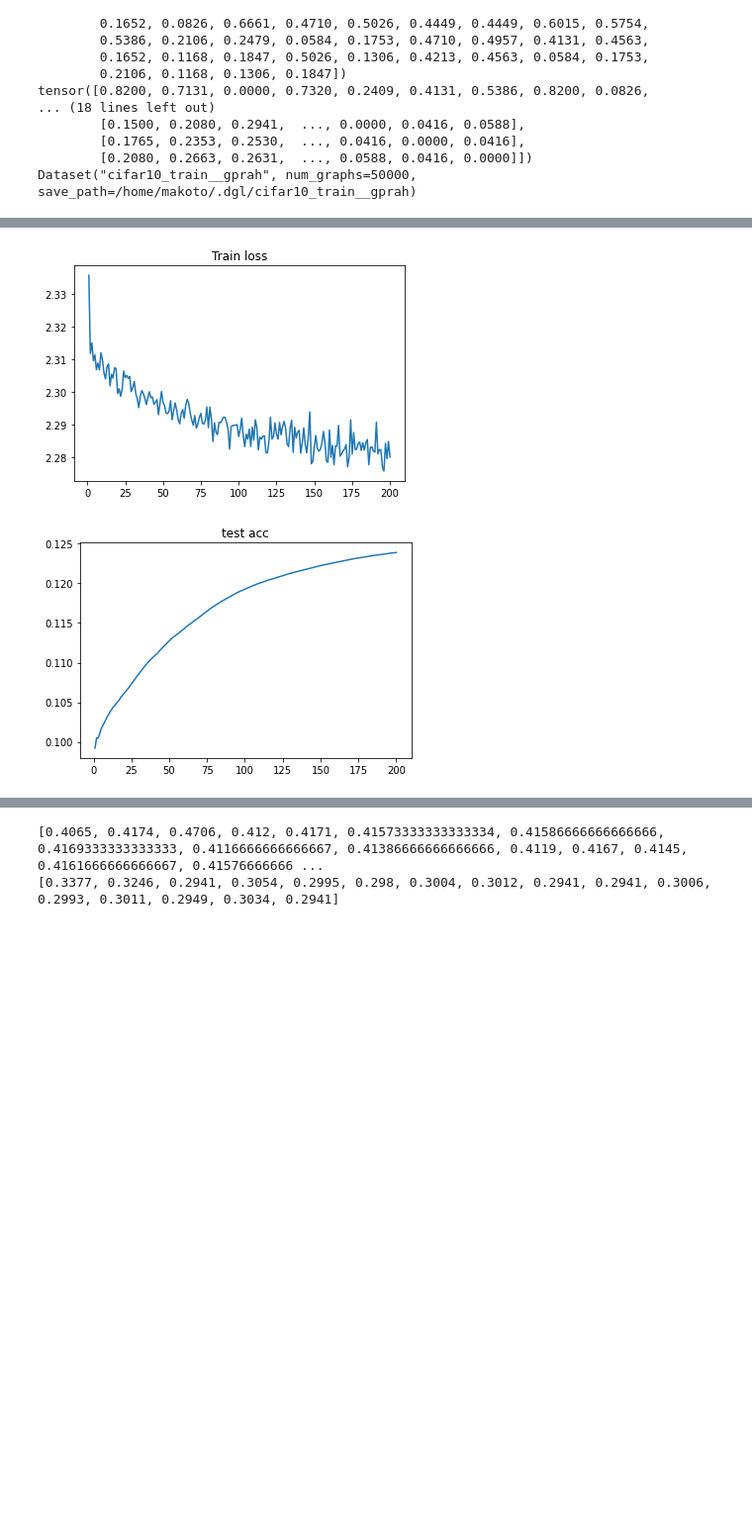
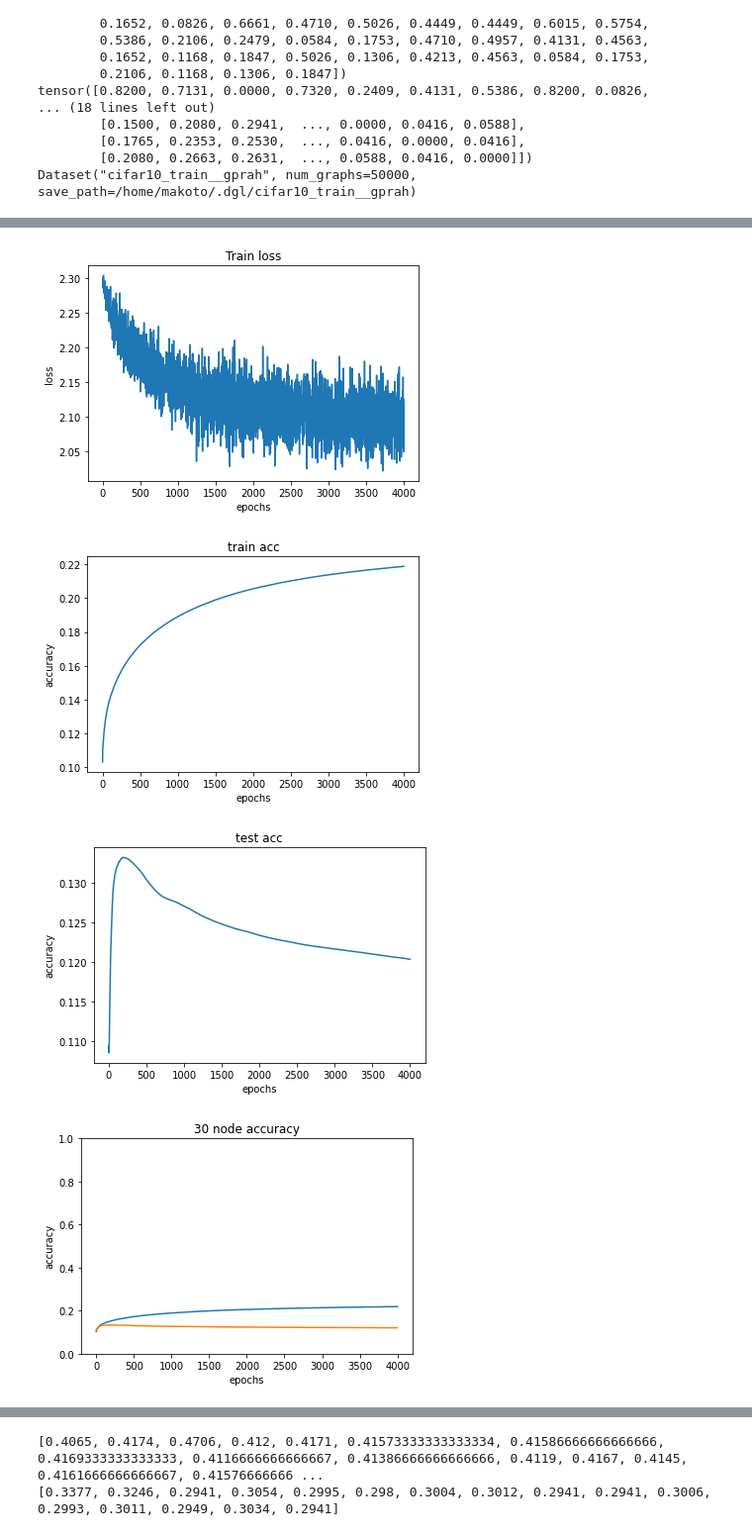
Before and after one commit to MKTKSMT-MI/GNN-DGLPro, a Jupyter notebook: Classification.ipynb, the cells around one changed output, grey strips where cells are left out. Shown at 99% size. Cells and saved outputs as stored; diff of their text form; code cells hidden in the pictures; blank space fills up the shorter version.

```diff
--- a/Classification.ipynb
+++ b/Classification.ipynb
@@ -71,15 +71,15 @@ class CIFAR10TestDataset(DGLDataset):
         return len(self.graphs)
 # %%
 transform = transforms.Compose([transforms.Normalize(0,1)])
-traindataset = CIFAR10TrainDataset("./data/somedata/train_dist_20_full.dgl")
-testdataset = CIFAR10TestDataset("./data/somedata/test_dist_20_full.dgl")
+traindataset = CIFAR10TrainDataset("./data/NewMyData/train_dist_50_full.dgl")
+testdataset = CIFAR10TestDataset("./data/NewMyData/test_dist_50_full.dgl")
 # %%
 if os.name =='posix':
     num_workers = 2
 else:
     num_workers = 0
 num_workers = 0
-traindataloader = GraphDataLoader(traindataset,batch_size = 2500,shuffle = True,num_workers = num_workers,pin_memory = True)
+traindataloader = GraphDataLoader(traindataset,batch_size = 1000,shuffle = True,num_workers = num_workers,pin_memory = True)
 testdataloader = GraphDataLoader(testdataset,batch_size = 5000,shuffle = True,num_workers = num_workers,pin_memory = True)
 print(f'num_wokers = {num_workers}')
 print(os.name)
@@ -272,3 +479,10 @@ epochs = 100
+# %%
+model = GCNv7()
+device = torch.device('cuda:0' if torch.cuda.is_available() else 'cpu')
+model.to(device)
+optimizer = optim.Adam(model.parameters(),lr = 0.003)
+#optimizer = optim.SGD(params=model.parameters(),lr=0.03,momentum=0.9)
+epochs = 4000
 # %%
 save_train_acc = []
 save_test_acc = []
@@ -374,0 +579,2 @@ tensor(2.2855, device='cuda:0', grad_fn=<NllLossBackward0>)
+# %%
+ksk = np.load('node_30_loss_trainacc_testacc.npy')
@@ -387,12 +623,38 @@ plt.show()
 # %%
 x = [p for p in range(1,len(loss_list)+1)]
 y = loss_list
-plt.plot(x,y)
+
+
+plt.plot(x,ksk[0])
 plt.title('Train loss')
+plt.ylabel('loss')
+plt.xlabel('epochs')
 plt.show()
-plt.plot(x,test_acc_list)
+
+
+plt.plot(x,ksk[1])
+plt.title('train acc')
+plt.ylabel('accuracy')
+plt.xlabel('epochs')
+plt.show()
+
+
+plt.plot(x,ksk[2])
 plt.title('test acc')
+plt.ylabel('accuracy')
+plt.xlabel('epochs')
 plt.show()
+
+
+plt.plot(x,ksk[1])
+plt.plot(x,ksk[2])
+plt.ylim(0,1)
+plt.title('30 node accuracy')
+plt.ylabel('accuracy')
+plt.xlabel('epochs')
+plt.show()
 # %% [output]
-[figure, old version]
+[figure, new version]
-[figure, old version]
+[figure, new version]
+[figure, added]
+[figure, added]
```
Also changed, not shown: parts of 20 cells of this notebook, 24 other files.
